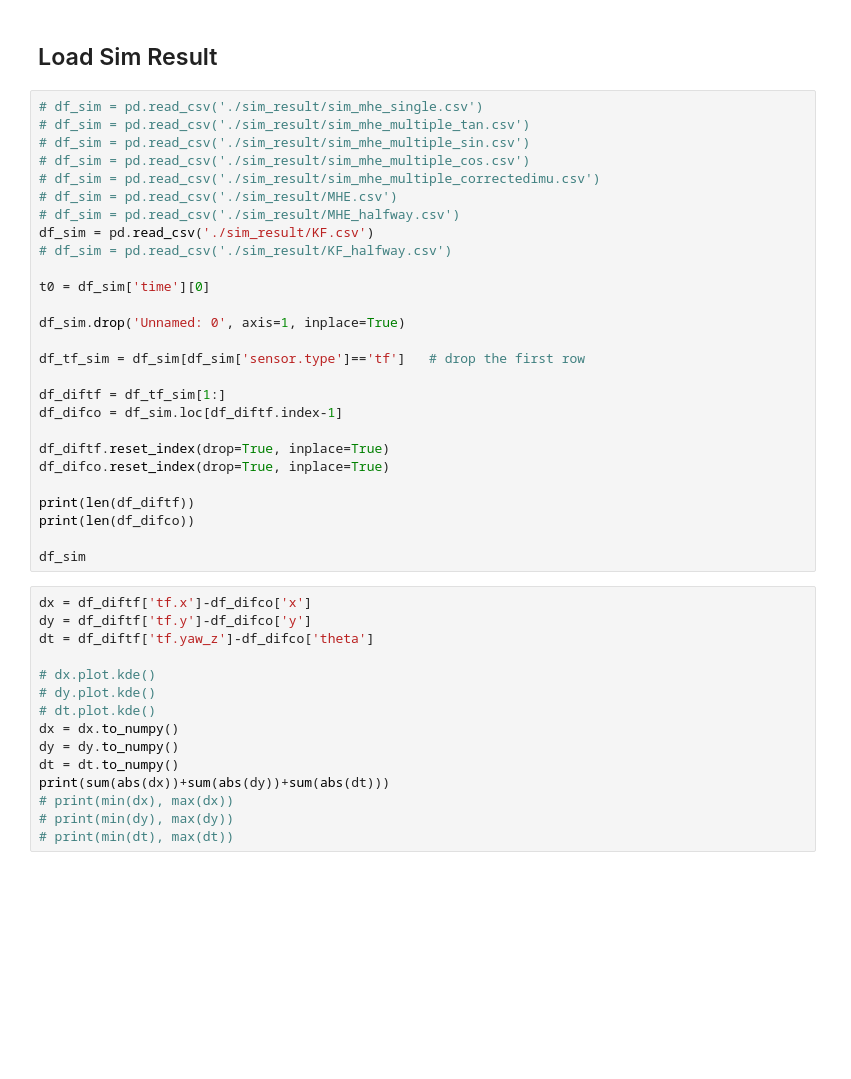
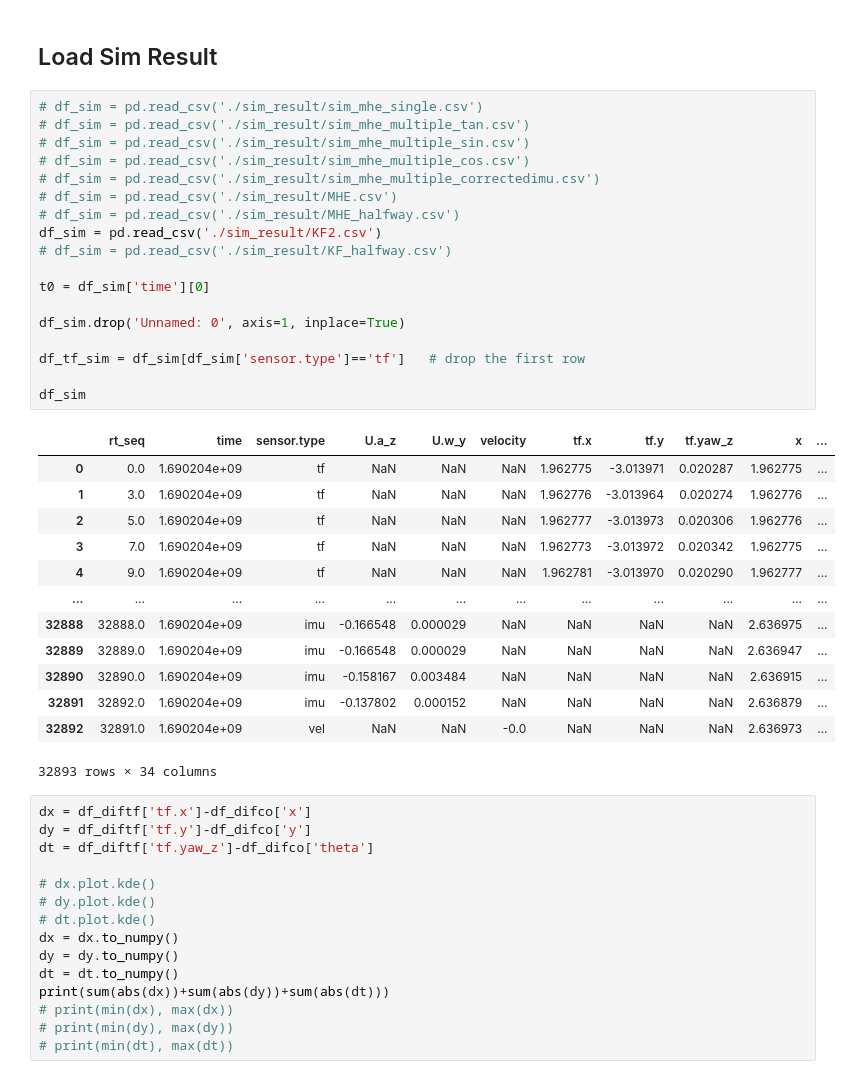
Before and after one commit to GitYangFan/Pj.seminar-Regelungstechnik, a Jupyter notebook: MHE KF plot sim result.ipynb, the cells around one changed output. Cells and saved outputs as stored; diff of their text form; blank space fills up the shorter version.

```diff
--- a/MHE KF plot sim result.ipynb
+++ b/MHE KF plot sim result.ipynb
@@ -65,30 +66,35 @@ Finish!
 # %%
 # df_sim = pd.read_csv('./sim_result/sim_mhe_single.csv')
 # df_sim = pd.read_csv('./sim_result/sim_mhe_multiple_tan.csv')
 # df_sim = pd.read_csv('./sim_result/sim_mhe_multiple_sin.csv')
 # df_sim = pd.read_csv('./sim_result/sim_mhe_multiple_cos.csv')
 # df_sim = pd.read_csv('./sim_result/sim_mhe_multiple_correctedimu.csv')
 # df_sim = pd.read_csv('./sim_result/MHE.csv')
 # df_sim = pd.read_csv('./sim_result/MHE_halfway.csv')
-df_sim = pd.read_csv('./sim_result/KF.csv')
+df_sim = pd.read_csv('./sim_result/KF2.csv')
 # df_sim = pd.read_csv('./sim_result/KF_halfway.csv')
 
 t0 = df_sim['time'][0]
 
 df_sim.drop('Unnamed: 0', axis=1, inplace=True)
 
 df_tf_sim = df_sim[df_sim['sensor.type']=='tf']   # drop the first row
 
-df_diftf = df_tf_sim[1:]
-df_difco = df_sim.loc[df_diftf.index-1]
-
-df_diftf.reset_index(drop=True, inplace=True)
-df_difco.reset_index(drop=True, inplace=True)
-
-print(len(df_diftf))
-print(len(df_difco))
-
 df_sim
+# %% [output]
+|  | rt_seq | time | sensor.type | U.a_z | U.w_y | velocity | tf.x | tf.y | tf.yaw_z | x | ... |
+| 0 | 0.0 | 1.690204e+09 | tf | NaN | NaN | NaN | 1.962775 | -3.013971 | 0.020287 | 1.962775 | ... |
+| 1 | 3.0 | 1.690204e+09 | tf | NaN | NaN | NaN | 1.962776 | -3.013964 | 0.020274 | 1.962776 | ... |
+| 2 | 5.0 | 1.690204e+09 | tf | NaN | NaN | NaN | 1.962777 | -3.013973 | 0.020306 | 1.962776 | ... |
+| 3 | 7.0 | 1.690204e+09 | tf | NaN | NaN | NaN | 1.962773 | -3.013972 | 0.020342 | 1.962775 | ... |
+| 4 | 9.0 | 1.690204e+09 | tf | NaN | NaN | NaN | 1.962781 | -3.013970 | 0.020290 | 1.962777 | ... |
+| ... | ... | ... | ... | ... | ... | ... | ... | ... | ... | ... | ... |
+| 32888 | 32888.0 | 1.690204e+09 | imu | -0.166548 | 0.000029 | NaN | NaN | NaN | NaN | 2.636975 | ... |
+| 32889 | 32889.0 | 1.690204e+09 | imu | -0.166548 | 0.000029 | NaN | NaN | NaN | NaN | 2.636947 | ... |
+| 32890 | 32890.0 | 1.690204e+09 | imu | -0.158167 | 0.003484 | NaN | NaN | NaN | NaN | 2.636915 | ... |
+| 32891 | 32892.0 | 1.690204e+09 | imu | -0.137802 | 0.000152 | NaN | NaN | NaN | NaN | 2.636879 | ... |
+| 32892 | 32891.0 | 1.690204e+09 | vel | NaN | NaN | -0.0 | NaN | NaN | NaN | 2.636973 | ... |
+32893 rows × 34 columns
 # %%
 dx = df_diftf['tf.x']-df_difco['x']
 dy = df_diftf['tf.y']-df_difco['y']
```
Also changed, not shown: parts of 1 cell of this notebook, 25 other files.
